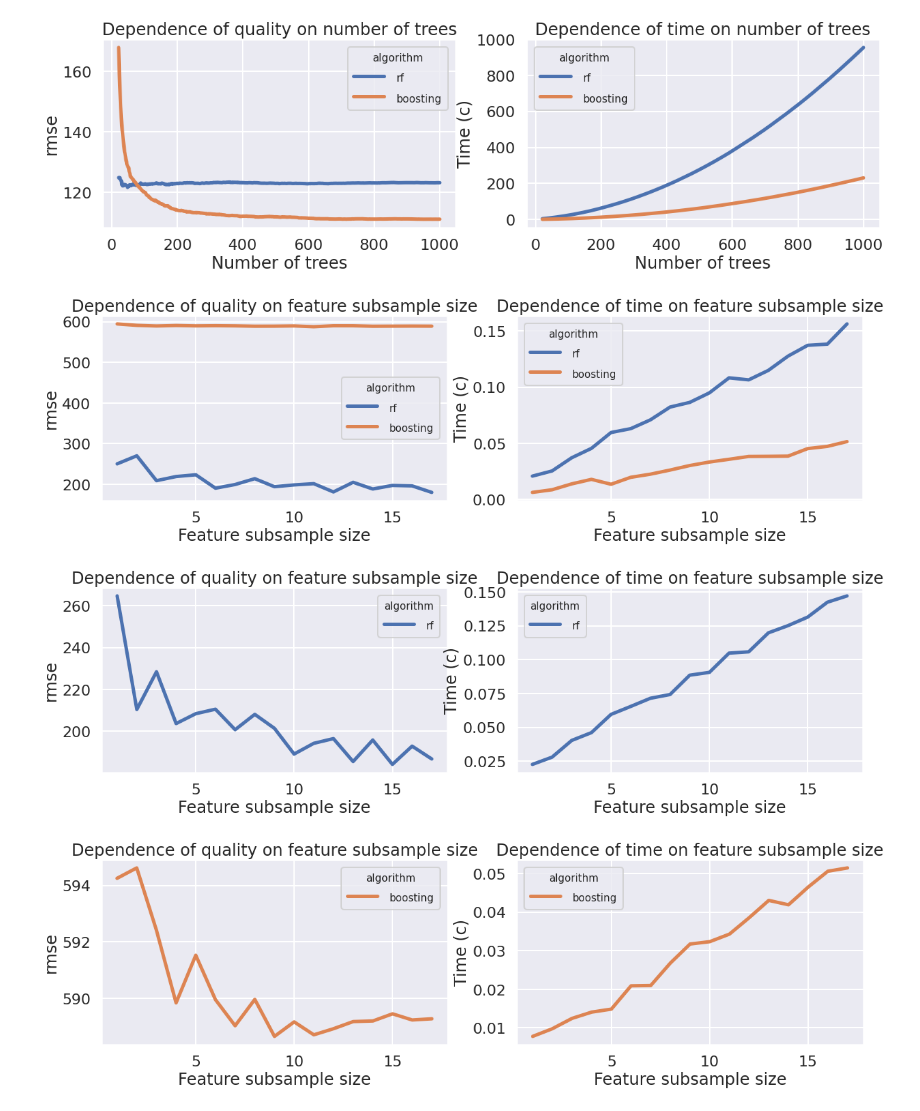
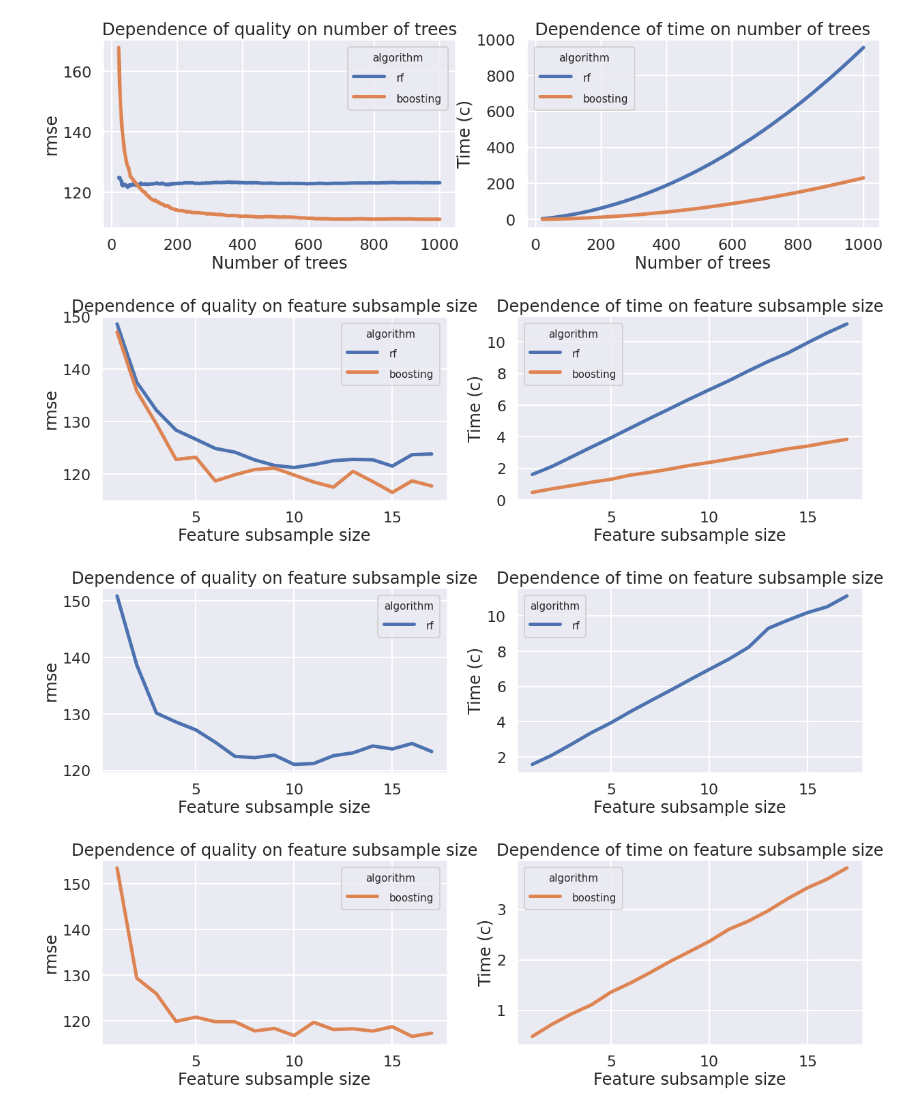
Before and after one commit to MikhailKuz/msu_courses, a Jupyter notebook: msu_practicum_project/experiments/code.ipynb, the cells around one changed output. Saved outputs shown, nothing was run; the diff lists cells and outputs as text; code cells hidden in the pictures.

```diff
--- a/msu_practicum_project/experiments/code.ipynb
+++ b/msu_practicum_project/experiments/code.ipynb
@@ -50,6 +57,7 @@ algs = {
     'boosting': ensembles.GradientBoostingMSE(1000)
 }
 boosting_color = (0.8666666666666667, 0.5176470588235295, 0.3215686274509804)
+def_nestim = 75
 
 h = []
 for name, reg in algs.items():
@@ -109,7 +117,7 @@ for name, mreg in algs.items():
     history = dict([('scores', []), ('time', [])])
     for max_f in params['max_features']:
         cmreg = deepcopy(mreg)
-        reg = cmreg(n_estimators=1, feature_subsample_size = max_f)
+        reg = cmreg(n_estimators=def_nestim, feature_subsample_size = max_f)
         start = timer()
         reg.fit(X_train, y_train)
         end = timer()
@@ -126,34 +134,34 @@ ticks = list(range(1, len(history['scores']) + 1))
 for history in h:
     p.append(axs[0].plot(ticks, history['scores'], linewidth=5))
 
 axs[0].set_title('Dependence of quality on feature subsample size')
 axs[0].set_ylabel('rmse')
 axs[0].set_xlabel('Feature subsample size')
 axs[0].grid(True)
 
 legend = axs[0].legend((pj[0] for pj in p), lab_v)
 legend.set_title('algorithm')
 plt.setp(axs[0].get_legend().get_texts(), fontsize=font_leg_size)
 plt.setp(axs[0].get_legend().get_title(), fontsize=title_leg_size)
 
 
 p = []
 for history in h:
     p.append(axs[1].plot(ticks, history['time'], linewidth=5))
 
 axs[1].set_title('Dependence of time on feature subsample size')
 axs[1].set_ylabel('Time (c)')
 axs[1].set_xlabel('Feature subsample size')
 axs[1].grid(True)
 
 legend = axs[1].legend((pj[0] for pj in p), lab_v)
 legend.set_title('algorithm')
 plt.setp(axs[1].get_legend().get_texts(), fontsize=font_leg_size)
 plt.setp(axs[1].get_legend().get_title(), fontsize=title_leg_size)
 fig.savefig(pic_path + 'feature_subsample_size_gen.pdf', bbox_inches='tight')
 plt.show()
 # %% [output]
-[figure, old version]
+[figure, new version]
 # %%
 lab_v = []
 algs = {
@@ -171,7 +179,7 @@ for name, mreg in algs.items():
     history = dict([('scores', []), ('time', [])])
     for max_f in params['max_features']:
         cmreg = deepcopy(mreg)
-        reg = cmreg(n_estimators=1, feature_subsample_size = max_f)
+        reg = cmreg(n_estimators=def_nestim, feature_subsample_size = max_f)
         start = timer()
         reg.fit(X_train, y_train)
         end = timer()
@@ -215,7 +223,7 @@ plt.setp(axs[1].get_legend().get_title(), fontsize=title_leg_size)
 fig.savefig(pic_path + 'feature_subsample_size_rf.pdf', bbox_inches='tight')
 plt.show()
 # %% [output]
-[figure, old version]
+[figure, new version]
 # %%
 lab_v = []
 algs = {
@@ -233,7 +241,7 @@ for name, mreg in algs.items():
     history = dict([('scores', []), ('time', [])])
     for max_f in params['max_features']:
         cmreg = deepcopy(mreg)
-        reg = cmreg(n_estimators=1, feature_subsample_size = max_f)
+        reg = cmreg(n_estimators=def_nestim, feature_subsample_size = max_f)
         start = timer()
         reg.fit(X_train, y_train)
         end = timer()
@@ -276,7 +284,7 @@ plt.setp(axs[1].get_legend().get_title(), fontsize=title_leg_size)
 fig.savefig(pic_path + 'feature_subsample_size_boost.pdf', bbox_inches='tight')
 plt.show()
 # %% [output]
-[figure, old version]
+[figure, new version]
 # %%
 lab_v = []
 algs = {
```
Also changed, not shown: parts of 6 cells of this notebook.
